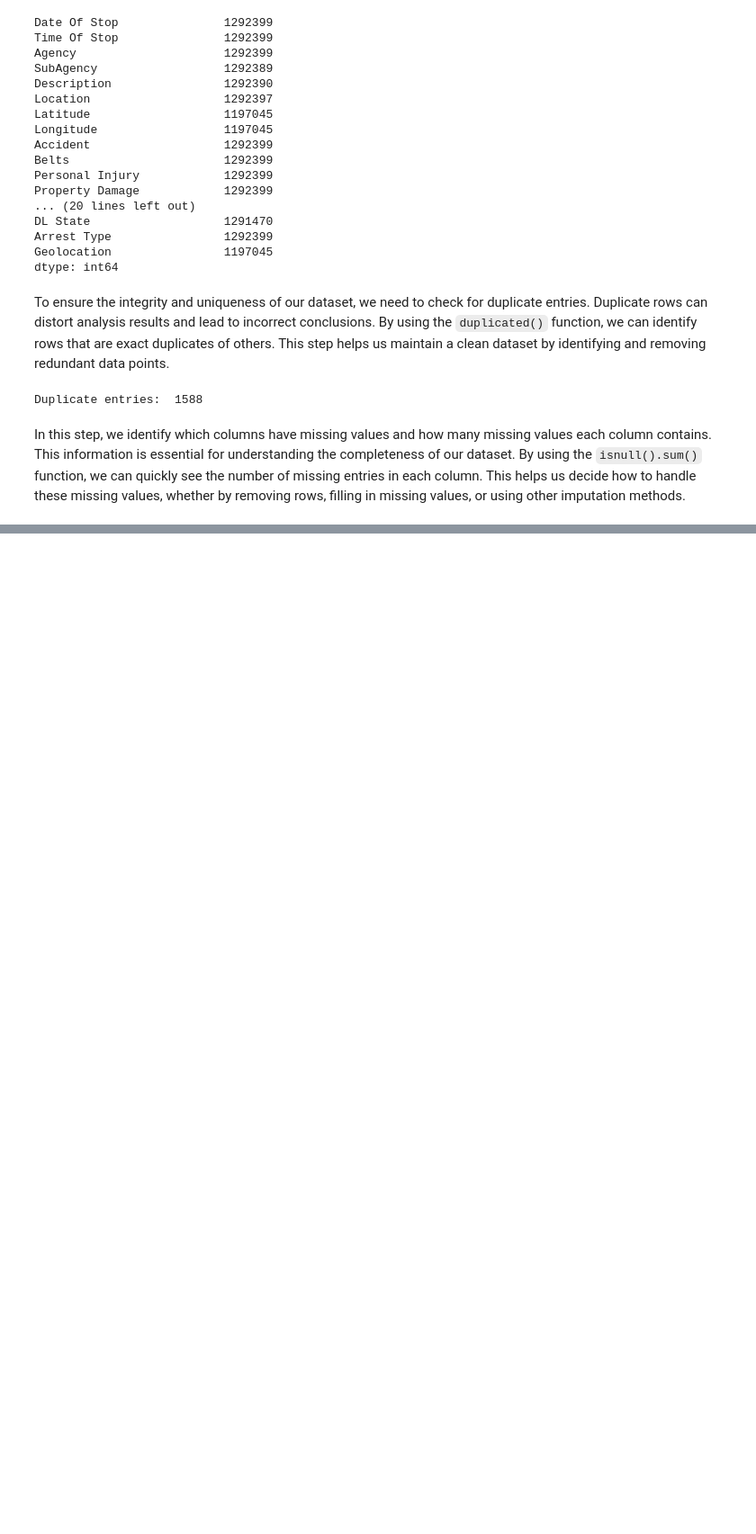
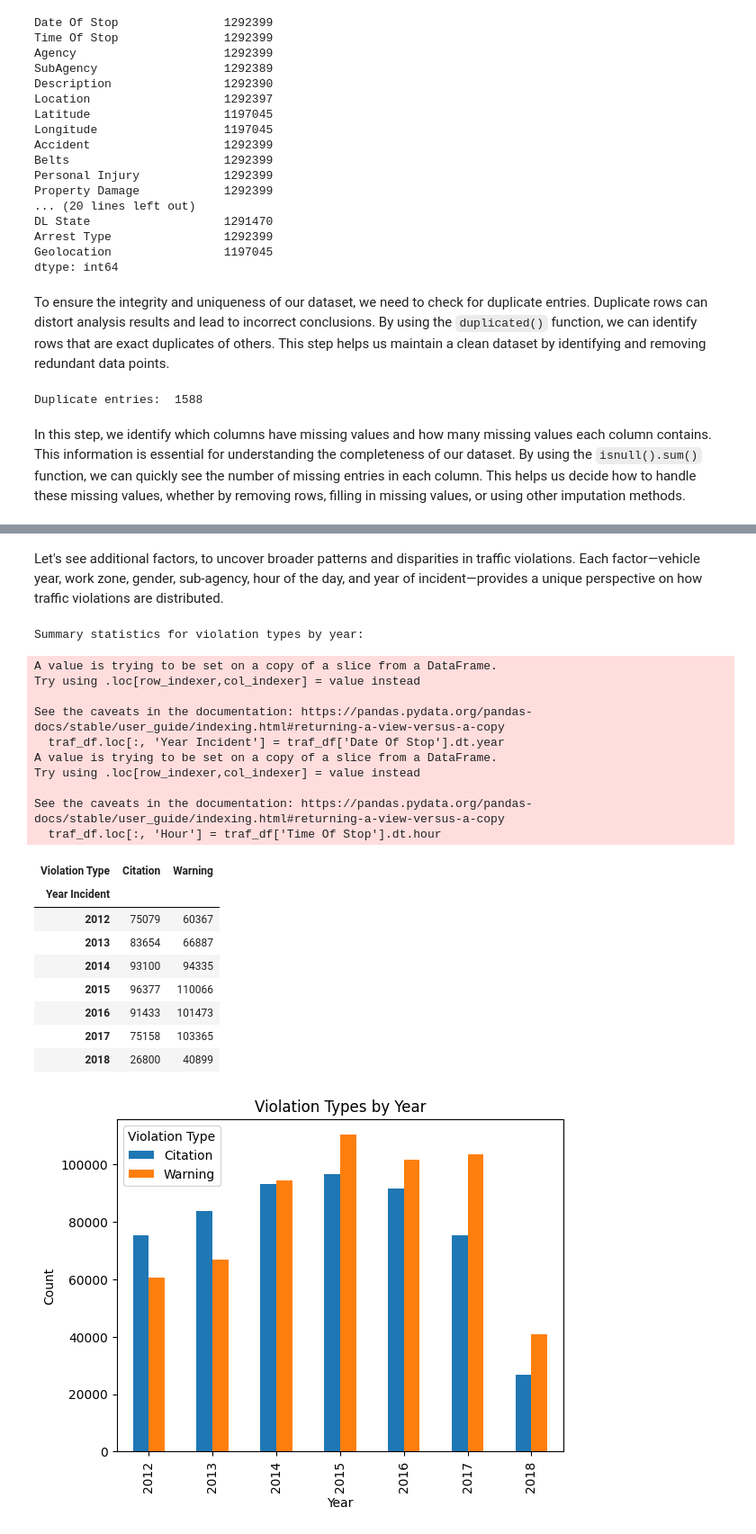
Before and after one commit to Yilalu/CMSC320project, a Jupyter notebook: CMCS320_Final_Project.ipynb, the cells around one changed output, grey strips where cells are left out. Shown at 90% size. Saved outputs shown, nothing was run; the diff lists cells and outputs as text; code cells hidden in the pictures; blank space fills up the shorter version.

```diff
--- a/CMCS320_Final_Project.ipynb
+++ b/CMCS320_Final_Project.ipynb
@@ -461,0 +434,39 @@ plt.show()
+# %% [markdown]
+Let's see additional factors, to uncover broader patterns and disparities in traffic violations. Each factor—vehicle year, work zone, gender, sub-agency, hour of the day, and year of incident—provides a unique perspective on how traffic violations are distributed.
+# %%
+traf_df.loc[:, 'Year Incident'] = traf_df['Date Of Stop'].dt.year
+traf_df.loc[:, 'Hour'] = traf_df['Time Of Stop'].dt.hour
+# Summary statistics for violation types by year
+violation_by_year = traf_df.groupby('Year Incident')['Violation Type'].value_counts().unstack(fill_value=0)
+print("Summary statistics for violation types by year:")
+display(violation_by_year)
+
+# Plot violation types by year
+violation_by_year.plot(kind='bar')
+plt.title('Violation Types by Year')
+plt.xlabel('Year')
+plt.ylabel('Count')
+plt.legend(title='Violation Type')
+plt.show()
+# %% [output]
+Summary statistics for violation types by year:
+A value is trying to be set on a copy of a slice from a DataFrame.
+Try using .loc[row_indexer,col_indexer] = value instead
+
+See the caveats in the documentation: https://pandas.pydata.org/pandas-docs/stable/user_guide/indexing.html#returning-a-view-versus-a-copy
+  traf_df.loc[:, 'Year Incident'] = traf_df['Date Of Stop'].dt.year
+A value is trying to be set on a copy of a slice from a DataFrame.
+Try using .loc[row_indexer,col_indexer] = value instead
+
+See the caveats in the documentation: https://pandas.pydata.org/pandas-docs/stable/user_guide/indexing.html#returning-a-view-versus-a-copy
+  traf_df.loc[:, 'Hour'] = traf_df['Time Of Stop'].dt.hour
+| Violation Type | Citation | Warning |
+| Year Incident |  |  |
+| 2012 | 75079 | 60367 |
+| 2013 | 83654 | 66887 |
+| 2014 | 93100 | 94335 |
+| 2015 | 96377 | 110066 |
+| 2016 | 91433 | 101473 |
+| 2017 | 75158 | 103365 |
+| 2018 | 26800 | 40899 |
+[figure, added]
```
Also changed, not shown: parts of 60 cells of this notebook.
